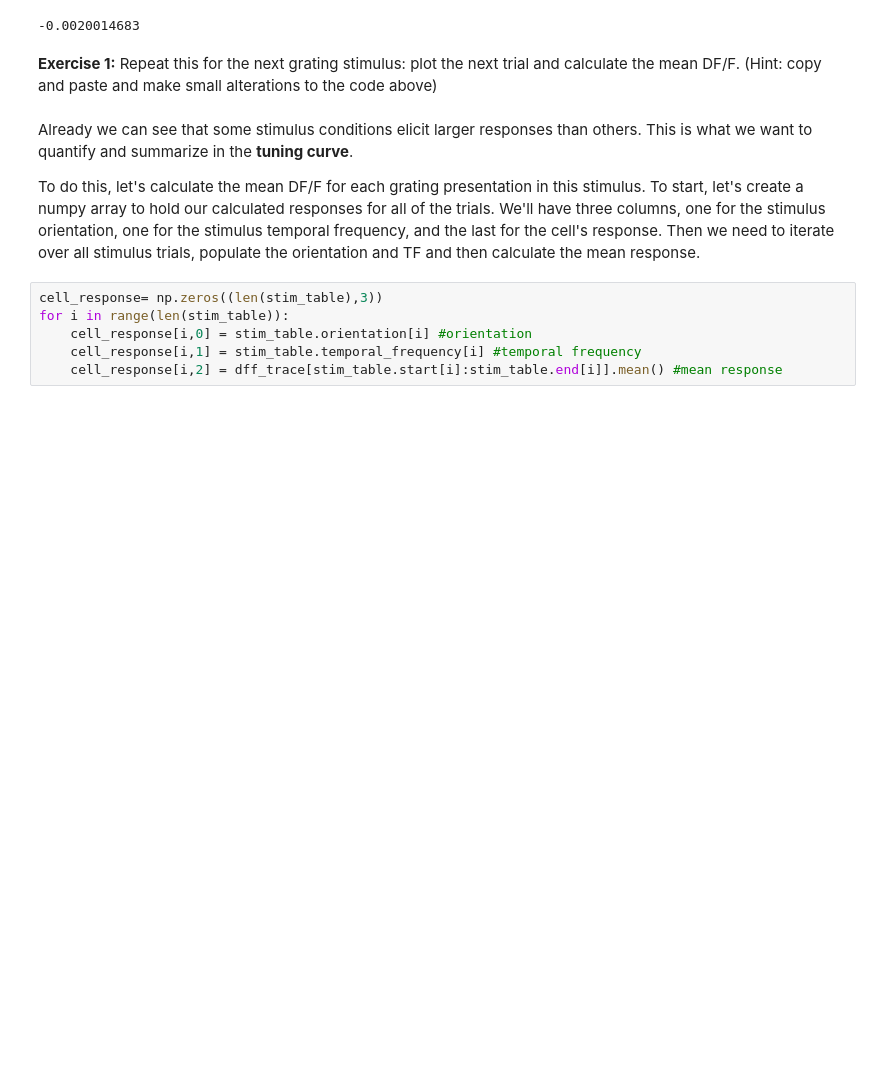
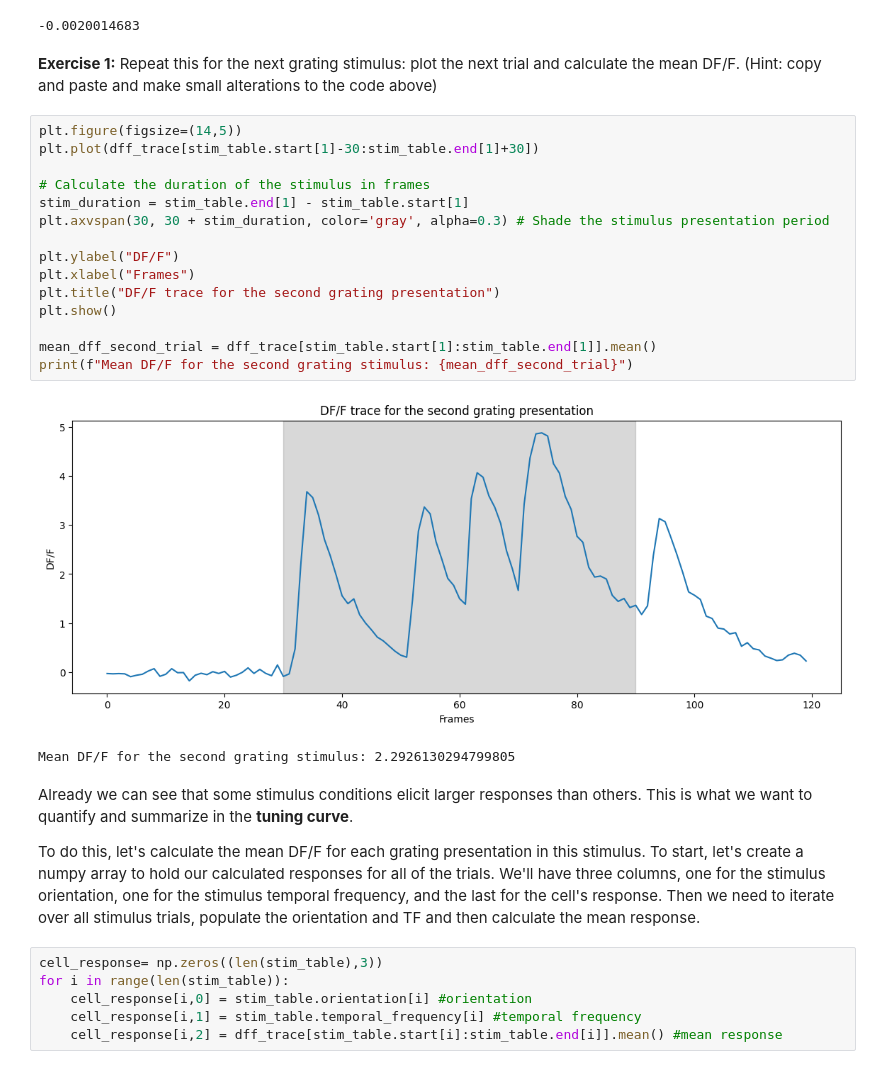
Before and after one commit to zbluee/TReND-CaMinA, a Jupyter notebook: notebooks/Kenya26/03-04-AllenTutorial/Session_1_Computing_tuning_curve.ipynb, the cells around one changed output. Saved outputs shown, nothing was run; the diff lists cells and outputs as text; blank space fills up the shorter version.

```diff
--- a/notebooks/Kenya26/03-04-AllenTutorial/Session_1_Computing_tuning_curve.ipynb
+++ b/notebooks/Kenya26/03-04-AllenTutorial/Session_1_Computing_tuning_curve.ipynb
@@ -211,6 +242,24 @@ dff_trace[stim_table.start[0]:stim_table.end[0]].mean()
 -0.0020014683
 # %% [markdown]
 **Exercise 1:** Repeat this for the next grating stimulus: plot the next trial and calculate the mean DF/F. (Hint: copy and paste and make small alterations to the code above)
+# %%
+plt.figure(figsize=(14,5))
+plt.plot(dff_trace[stim_table.start[1]-30:stim_table.end[1]+30])
+
+# Calculate the duration of the stimulus in frames
+stim_duration = stim_table.end[1] - stim_table.start[1]
+plt.axvspan(30, 30 + stim_duration, color='gray', alpha=0.3) # Shade the stimulus presentation period
+
+plt.ylabel("DF/F")
+plt.xlabel("Frames")
+plt.title("DF/F trace for the second grating presentation")
+plt.show()
+
+mean_dff_second_trial = dff_trace[stim_table.start[1]:stim_table.end[1]].mean()
+print(f"Mean DF/F for the second grating stimulus: {mean_dff_second_trial}")
+# %% [output]
+[figure, added]
+Mean DF/F for the second grating stimulus: 2.2926130294799805
 # %% [markdown]
 Already we can see that some stimulus conditions elicit larger responses than others.  This is what we want to quantify and summarize in the <b>tuning curve</b>.
 
```
Also changed, not shown: parts of 10 cells of this notebook.
